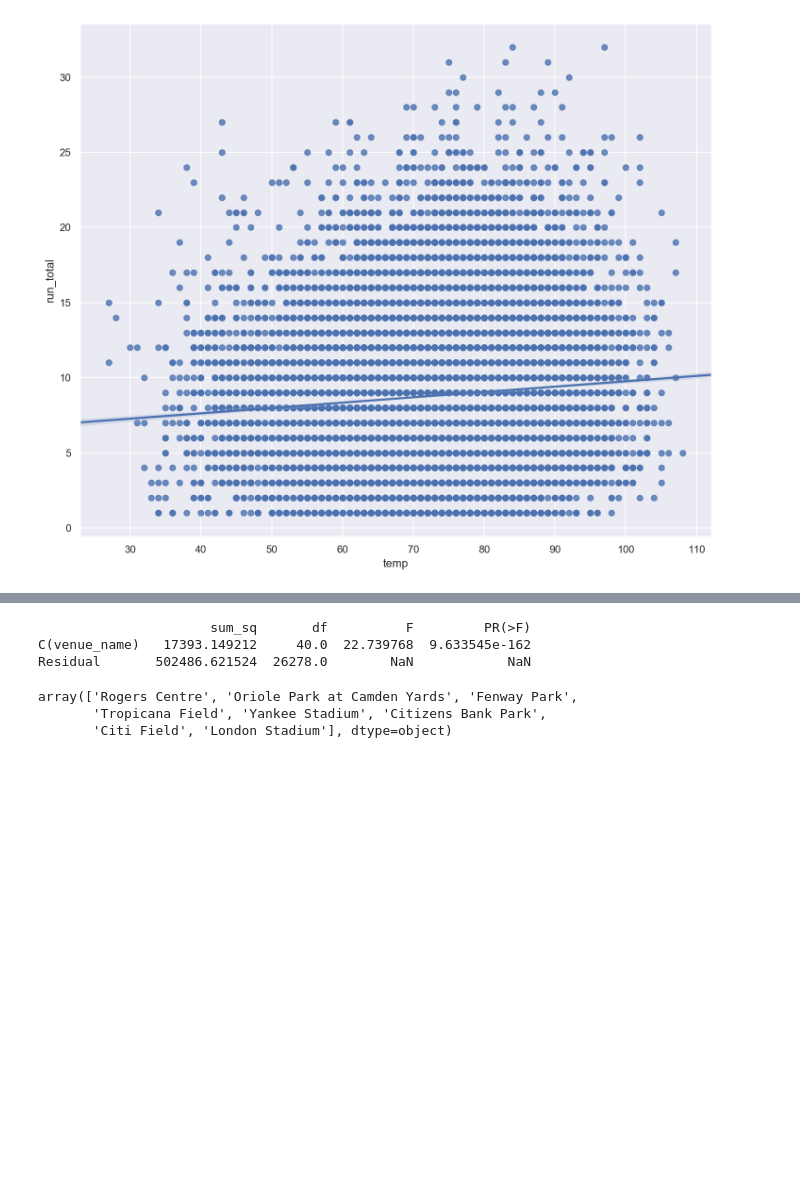
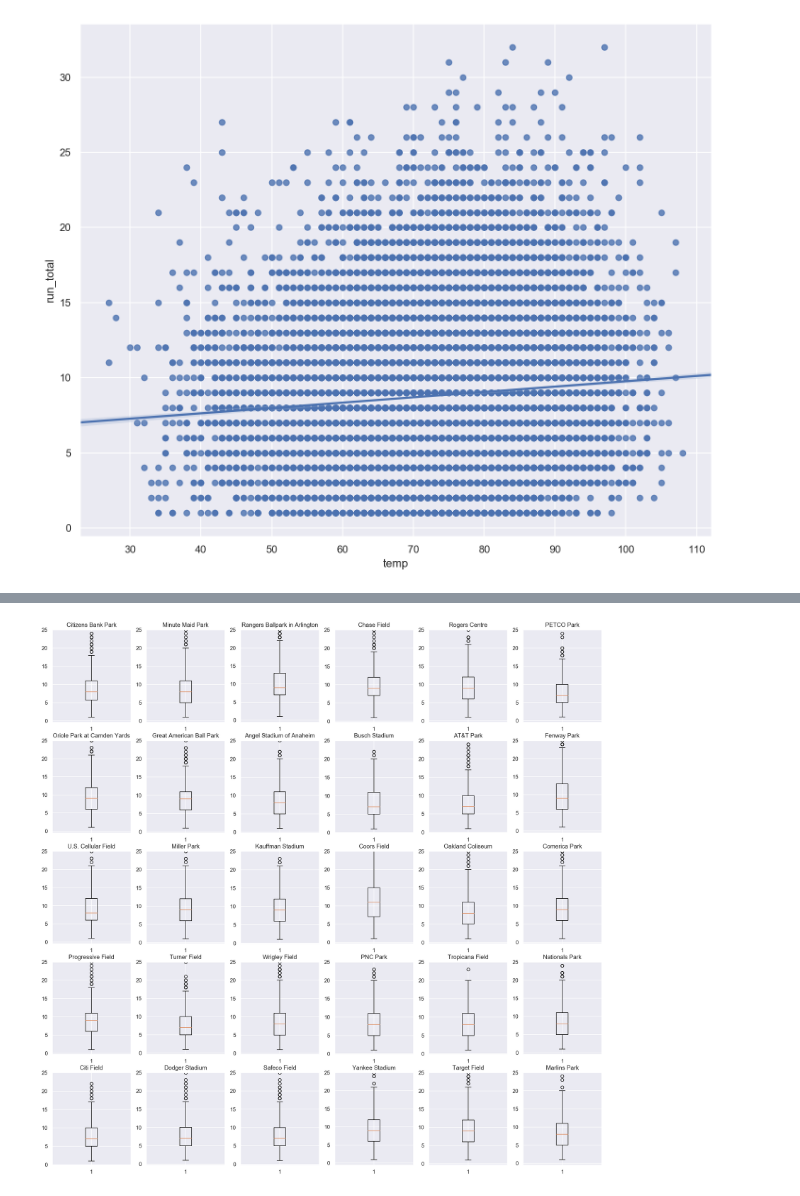
Before and after one commit to schlinkertc/MLB_Stats, a Jupyter notebook: analysis.ipynb, the cells around one changed output, grey strips where cells are left out. Drawn from its saved outputs; the diff is of its cells as text; code cells hidden in the pictures; blank space fills up the shorter version.

```diff
--- a/analysis.ipynb
+++ b/analysis.ipynb
@@ -275,15 +246,19 @@ df.boxplot('run_total', by='venue_name')
+# %%
+# filter out stadiums with fewer that 238 games played
+df_stadium = df.groupby('venue_name').filter(lambda x: len(x)>238)
+stadiums = list(df_stadium['venue_name'].unique())
+# %%
+fig1, fig1_axes = plt.subplots(ncols=5,nrows=6,sharey='all',)
+fig1.set_figheight(20)
+fig1.set_figwidth(20)
+for i in range(1,31):
+    plt.subplot(5,6,i)
+    plt.boxplot(df[df['venue_name']==stadiums[i-1]]['run_total'])
+    plt.title(stadiums[i-1])
+    plt.ylim(top=25)
+# %% [output]
+[figure, added]
 # %%
 formula = 'run_total ~ C(venue_name)'
-lm = ols(formula, df).fit()
+lm = ols(formula, df_stadium).fit()
 table = sm.stats.anova_lm(lm, typ=2)
-print(table)
-# %% [output]
-                      sum_sq       df          F         PR(>F)
-C(venue_name)   17393.149212     40.0  22.739768  9.633545e-162
-Residual       502486.621524  26278.0        NaN            NaN
-# %%
-df[df['division']=='AL_east']['venue_name'].unique()
-# %% [output]
-array(['Rogers Centre', 'Oriole Park at Camden Yards', 'Fenway Park',
-       'Tropicana Field', 'Yankee Stadium', 'Citizens Bank Park',
-       'Citi Field', 'London Stadium'], dtype=object)
```
Also changed, not shown: parts of 37 cells of this notebook, 1 other file.
